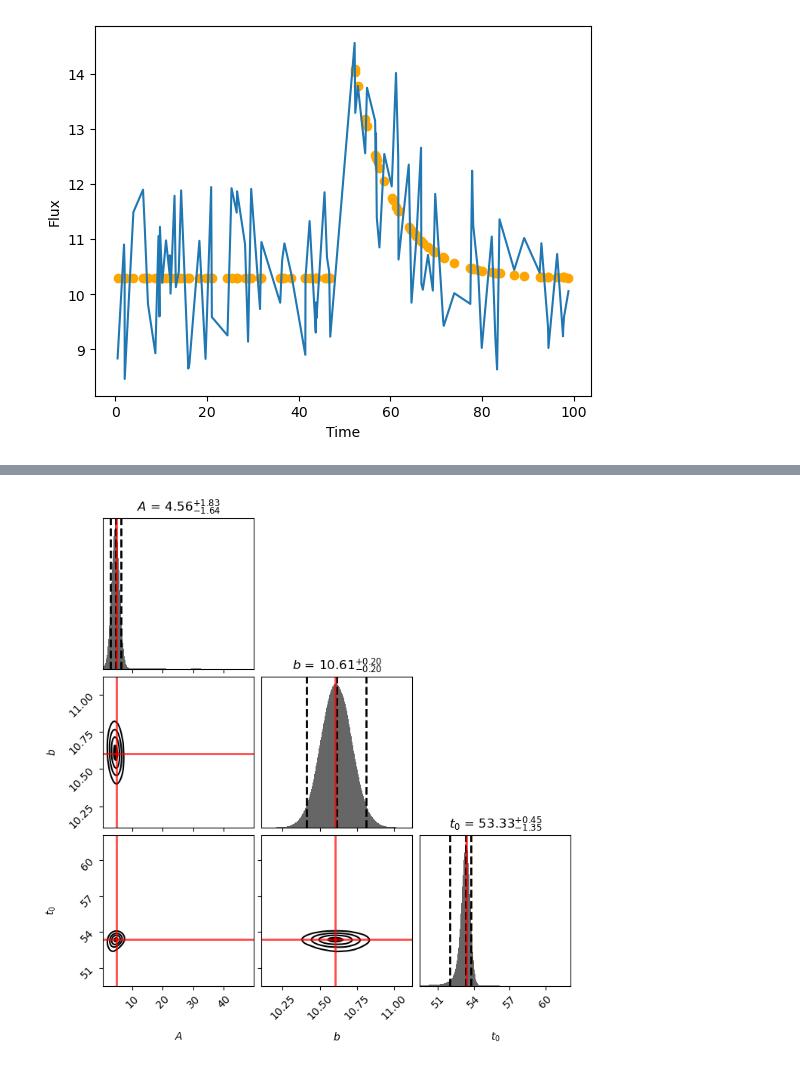
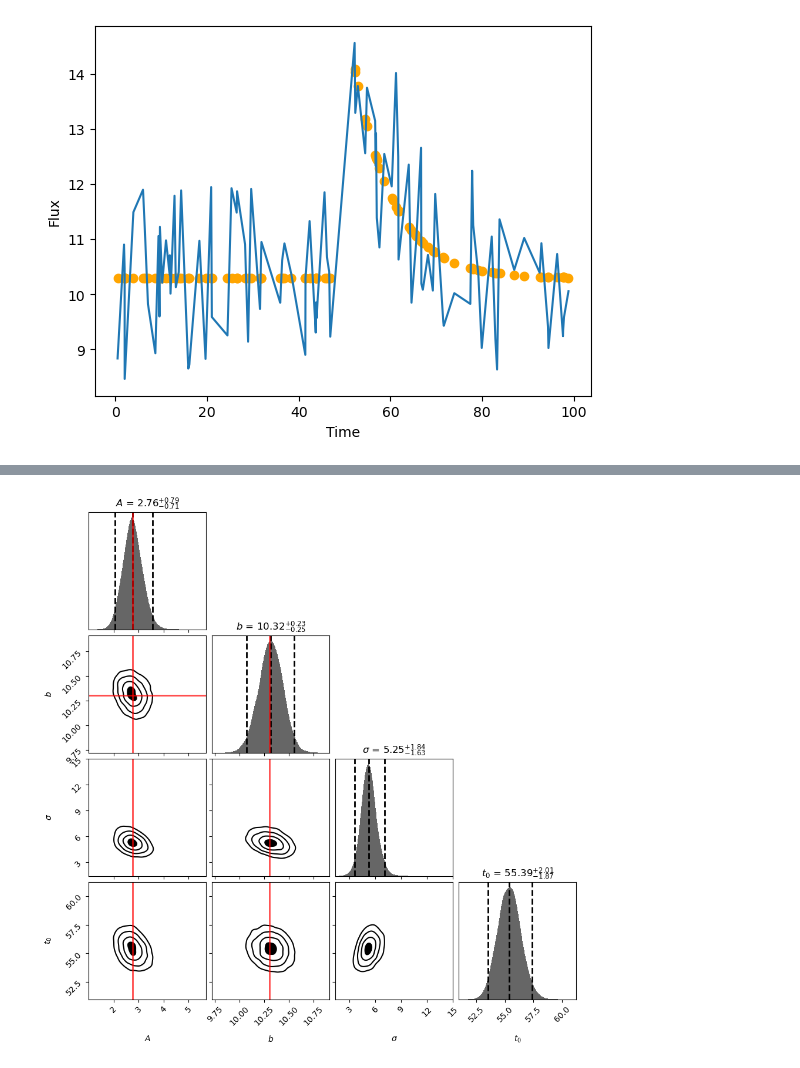
Before and after one commit to om-erika/astrostatistics_bicocca_2024, a Jupyter notebook: working/transient_nested.ipynb, the cells around one changed output, grey strips where cells are left out. Drawn from its saved outputs; the diff is of its cells as text; code cells hidden in the pictures.

Commit message:
Debugged nested exercise

```diff
--- a/working/transient_nested.ipynb
+++ b/working/transient_nested.ipynb
@@ -140,11 +140,12 @@ corner.corner(samples_equal_burst,labels = labels_burst, truths=parameters_burst
 # %%
-def gauss_model(x, A, b, t_0):
-    y = b + A*np.exp(-(x-t_0)**2/(2))
+def gauss_model(x, A, b, t_0, sigma):
+    y = b + A*np.exp(-(x-t_0)**2/(2*sigma))
     return y
 # %%
-my_guesses_gauss = [10.0, 10.0, 50.0]
+my_guesses_gauss = [5.0, 10.0, 55.0, np.exp(5)]
 parameters_gauss, covariance_gauss= curve_fit(gauss_model, time, flux, p0 = my_guesses_gauss)
 print('Initial guess for A: ', parameters_gauss[0])
 print('Initial guess for b: ', parameters_gauss[1])
 print('Initial guess for t_0: ', parameters_gauss[2])
+print('Initial guess for sigma: ', parameters_gauss[3])
 # %% [output]
@@ -164,34 +166,33 @@ plt.show()
 # %%
-ndim = 3
+ndim = 4
 
 #limits of each parameter, suggested by exercise
 A_min, A_max = 0.0, 50.0
 b_min, b_max = 0.0, 50.0
-#alpha_min, alpha_max = np.exp(-5), np.exp(5)
+sigma_min, sigma_max = -5,5
 t_0_min, t_0_max = 0.0, 100.0
 
 #log likelihood as described by emcee
 def log_likelihood(theta):
-    A, b, t_0 = theta
+    A, b, sigma, t_0 = theta
     #alpha= exp logalpha
     #model = burst(theta)
-    model = b + A*np.exp(-(time-t_0)**2/(2*error**2))
-    return -0.5 * np.sum((flux - model) ** 2 / error**2 + np.log(error**2))
+    model = b + A*np.exp(-(time-t_0)**2/(2*sigma**2))
+    return -0.5 * np.sum((flux - model) ** 2 / error**2)
 
 # Define our uniform prior via the prior transform.
 def prior_transform(u):
-    uA, ub, ut_0 = u
-    A = A_max*uA -A_min
-    b = b_max*ub - b_min
-    #alpha = np.log(alpha_max*ualpha - alpha_min)
-    t_0 = t_0_max*ut_0-t_0_min
-    return A,b,t_0#10. * (2. * u - 1.)
+    uA, ub, usigma, ut_0 = u
+    A = A_min + uA  *(A_max-A_min)
+    b = b_min + ub*(b_max-b_min)
+    sigma = np.exp((sigma_max - sigma_min)*usigma +sigma_min)
+    t_0 = t_0_min + (t_0_max-t_0_min)*ut_0
+    return A,b,sigma,t_0
 
-time = np.sort(time)
 # Sample from our distribution.
 sampler = dynesty.DynamicNestedSampler(log_likelihood, prior_transform, ndim,
-                                bound='multi', sample='rwalk')
-sampler.run_nested(n_effective=20000)
+                                bound = 'multi', sample = 'rwalk')
+sampler.run_nested()
 res_gauss = sampler.results
 
 # Plot results.
@@ -206,8 +207,8 @@ tfig, taxes = dyplot.traceplot(res_gauss)
 # %%
-labels_gauss = [r'$A$', r'$b$', r'$t_0$']
+labels_gauss = [r'$A$', r'$b$', r'$\sigma$', r'$t_0$']
 cfig, caxes = dyplot.cornerplot(res_gauss, labels = labels_gauss, truths=parameters_gauss,show_titles=True)
 # %% [output]
-[figure, old version]
+[figure, new version]
 # %%
 samples_gauss = res_gauss.samples
 weights_gauss = np.exp(res_gauss.logwt - res_gauss.logz[-1])  # normalized weights
```
Also changed, not shown: parts of 14 cells of this notebook.
